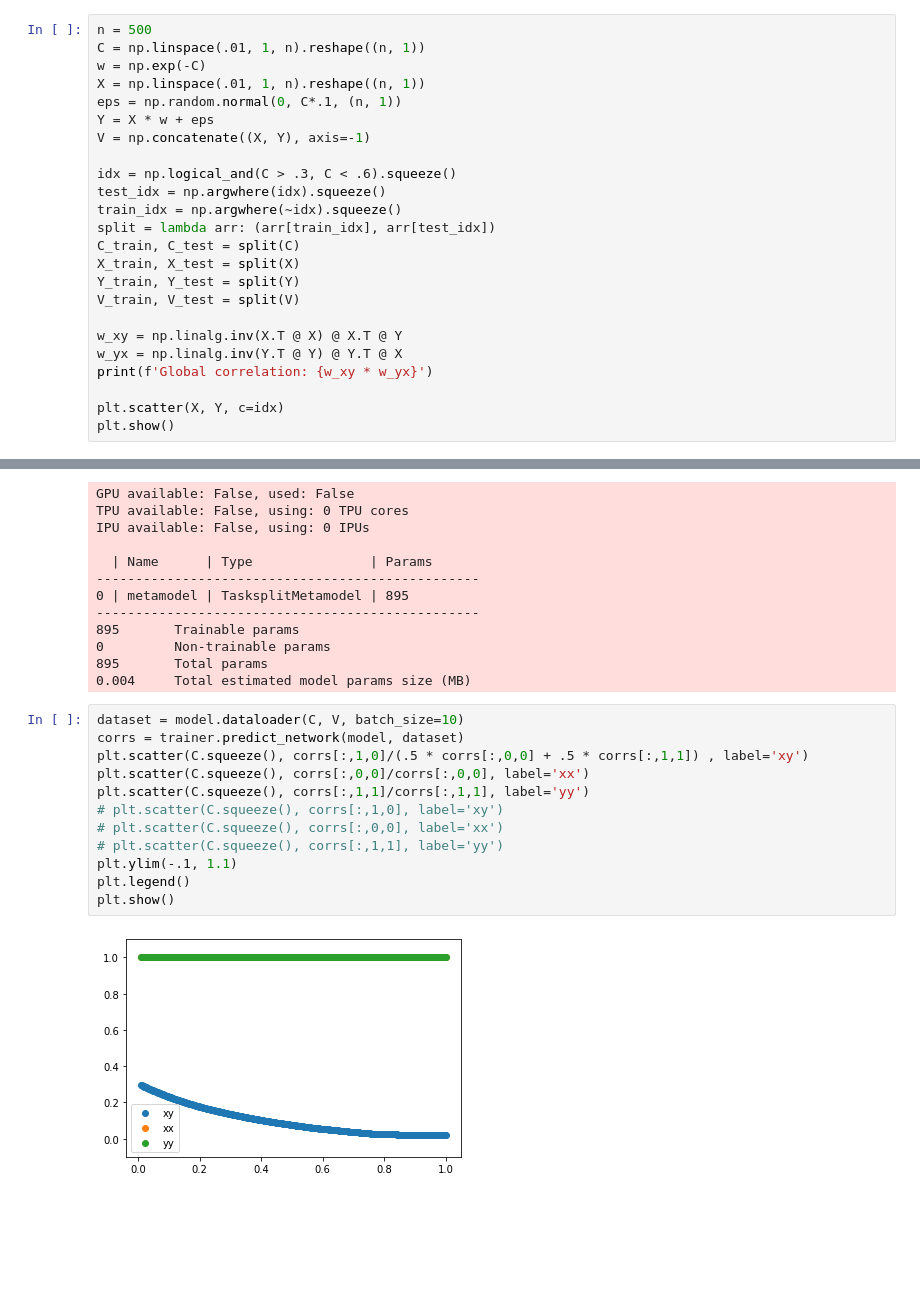
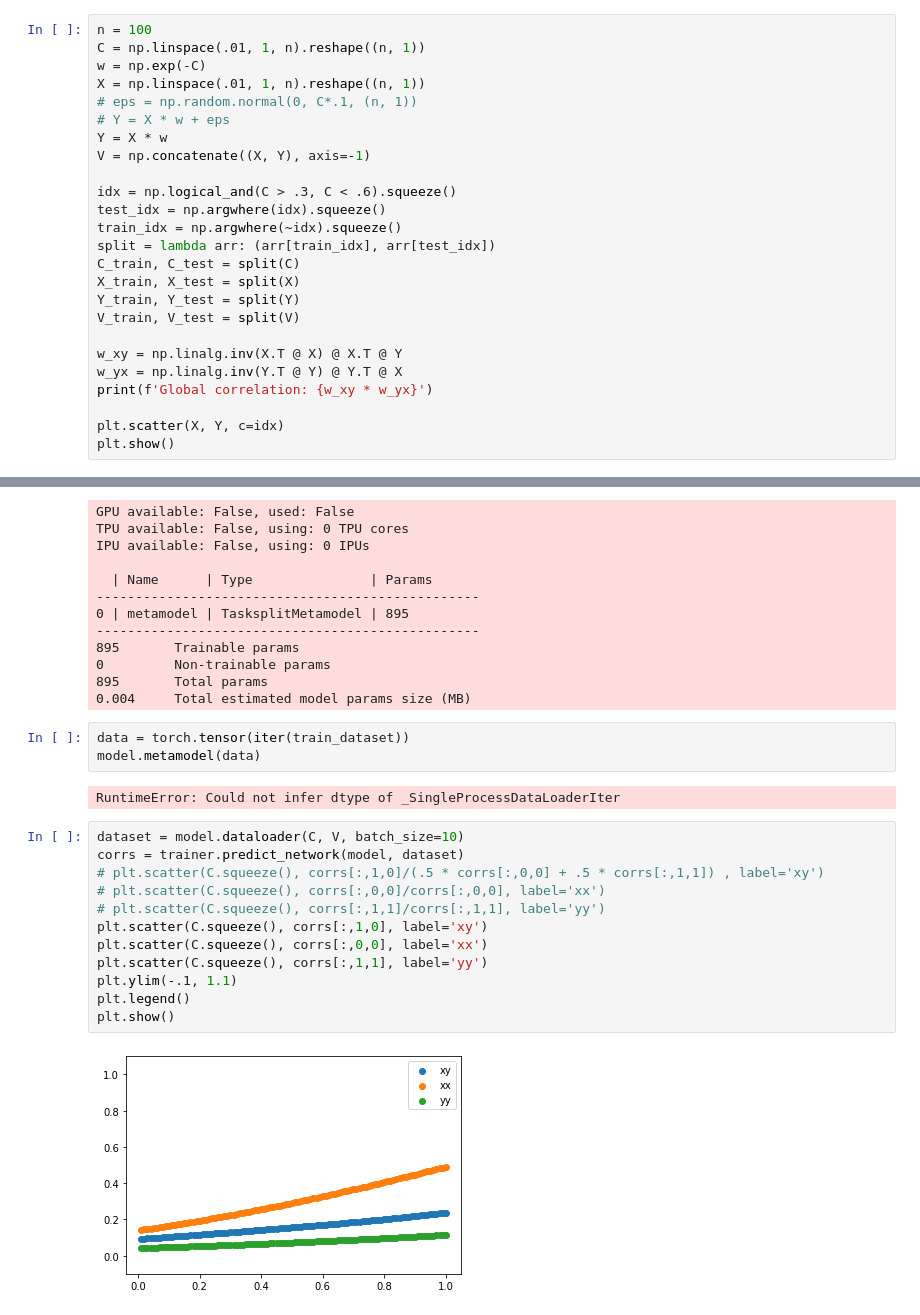
Before and after one commit to cnellington/Contextualized, a Jupyter notebook: experiments/simulation/cluster_demo.ipynb, the cells around one changed output, grey strips where cells are left out. Saved outputs shown, nothing was run; the diff lists cells and outputs as text; blank space fills up the shorter version.

```diff
--- a/experiments/simulation/cluster_demo.ipynb
+++ b/experiments/simulation/cluster_demo.ipynb
@@ -499,10 +565,11 @@ array([[[ 0.        ,  0.        ,  0.03861954,  0.        ],
 # %%
-n = 500
+n = 100
 C = np.linspace(.01, 1, n).reshape((n, 1))
 w = np.exp(-C)
 X = np.linspace(.01, 1, n).reshape((n, 1))
-eps = np.random.normal(0, C*.1, (n, 1))
-Y = X * w + eps
+# eps = np.random.normal(0, C*.1, (n, 1))
+# Y = X * w + eps
+Y = X * w
 V = np.concatenate((X, Y), axis=-1)
 
 idx = np.logical_and(C > .3, C < .6).squeeze()
@@ -542,20 +609,25 @@ IPU available: False, using: 0 IPUs
 0         Non-trainable params
 895       Total params
 0.004     Total estimated model params size (MB)
+# %%
+data = torch.tensor(iter(train_dataset))
+model.metamodel(data)
+# %% [output]
+RuntimeError: Could not infer dtype of _SingleProcessDataLoaderIter
 # %%
 dataset = model.dataloader(C, V, batch_size=10)
 corrs = trainer.predict_network(model, dataset)
-plt.scatter(C.squeeze(), corrs[:,1,0]/(.5 * corrs[:,0,0] + .5 * corrs[:,1,1]) , label='xy')
-plt.scatter(C.squeeze(), corrs[:,0,0]/corrs[:,0,0], label='xx')
-plt.scatter(C.squeeze(), corrs[:,1,1]/corrs[:,1,1], label='yy')
-# plt.scatter(C.squeeze(), corrs[:,1,0], label='xy')
-# plt.scatter(C.squeeze(), corrs[:,0,0], label='xx')
-# plt.scatter(C.squeeze(), corrs[:,1,1], label='yy')
+# plt.scatter(C.squeeze(), corrs[:,1,0]/(.5 * corrs[:,0,0] + .5 * corrs[:,1,1]) , label='xy')
+# plt.scatter(C.squeeze(), corrs[:,0,0]/corrs[:,0,0], label='xx')
+# plt.scatter(C.squeeze(), corrs[:,1,1]/corrs[:,1,1], label='yy')
+plt.scatter(C.squeeze(), corrs[:,1,0], label='xy')
+plt.scatter(C.squeeze(), corrs[:,0,0], label='xx')
+plt.scatter(C.squeeze(), corrs[:,1,1], label='yy')
 plt.ylim(-.1, 1.1)
 plt.legend()
 plt.show()
 # %% [output]
-[figure, old version]
+[figure, new version]
 # %%
 trainer.predict_network(model, dataset)
 # %% [output]
```
Also changed, not shown: parts of 24 cells of this notebook, 1 other file.
